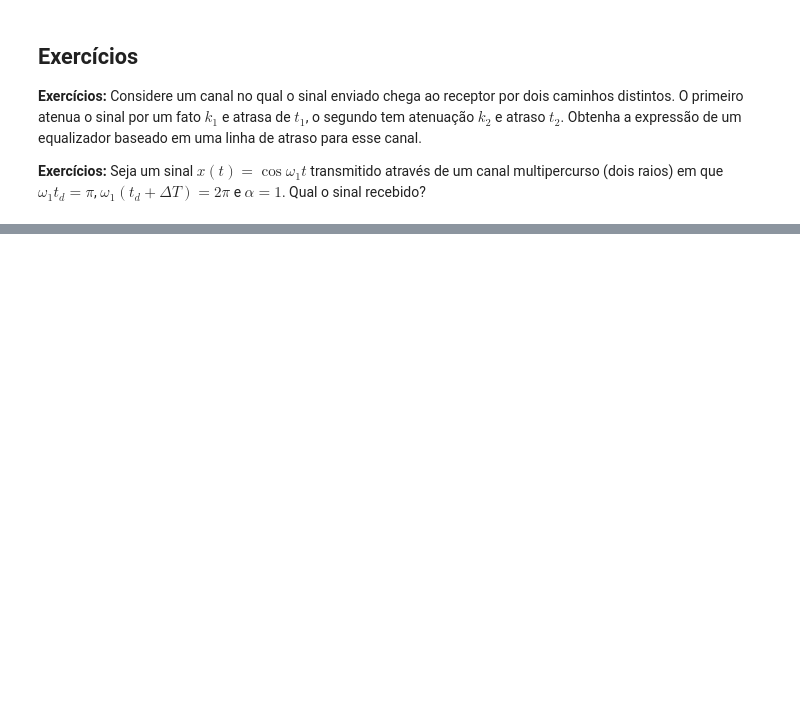
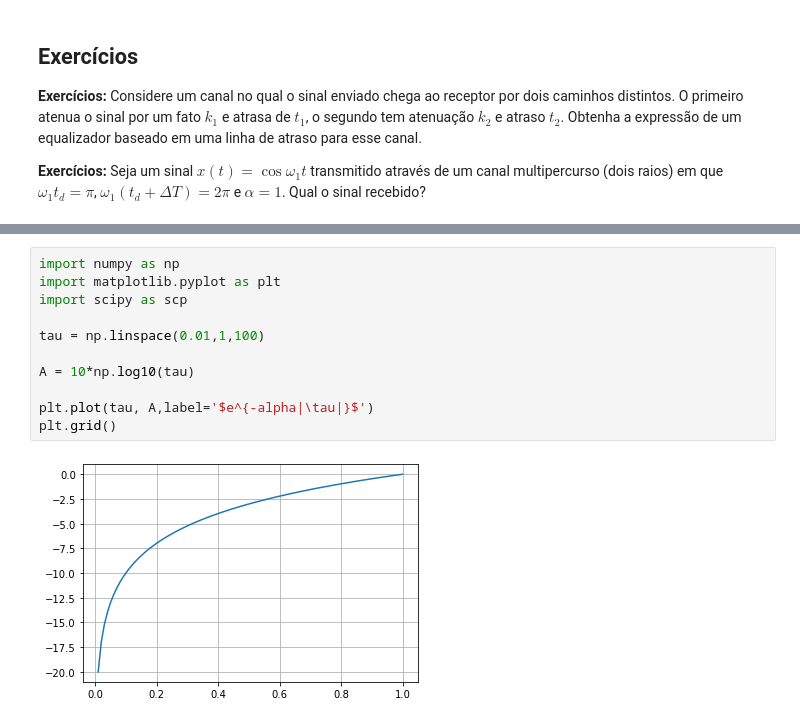
Before and after one commit to ecandeia/PCOM, a Jupyter notebook: TransmissaoSinais.ipynb, the cells around one changed output, grey strips where cells are left out. Saved outputs shown, nothing was run; the diff lists cells and outputs as text; blank space fills up the shorter version.

```diff
--- a/TransmissaoSinais.ipynb
+++ b/TransmissaoSinais.ipynb
@@ -750,3 +750,16 @@ Esses valores são típicos de satélite.
 
 
 **Exercício:** Considerando a resposta do ítem anterior, o que representa um perda de $n$dB sendo $n$ um múltiplo de 3?
+# %%
+import numpy as np
+import matplotlib.pyplot as plt
+import scipy as scp
+
+tau = np.linspace(0.01,1,100)
+
+A = 10*np.log10(tau)
+
+plt.plot(tau, A,label='$e^{-alpha|\tau|}$')
+plt.grid()
+# %% [output]
+[figure, added]
```
